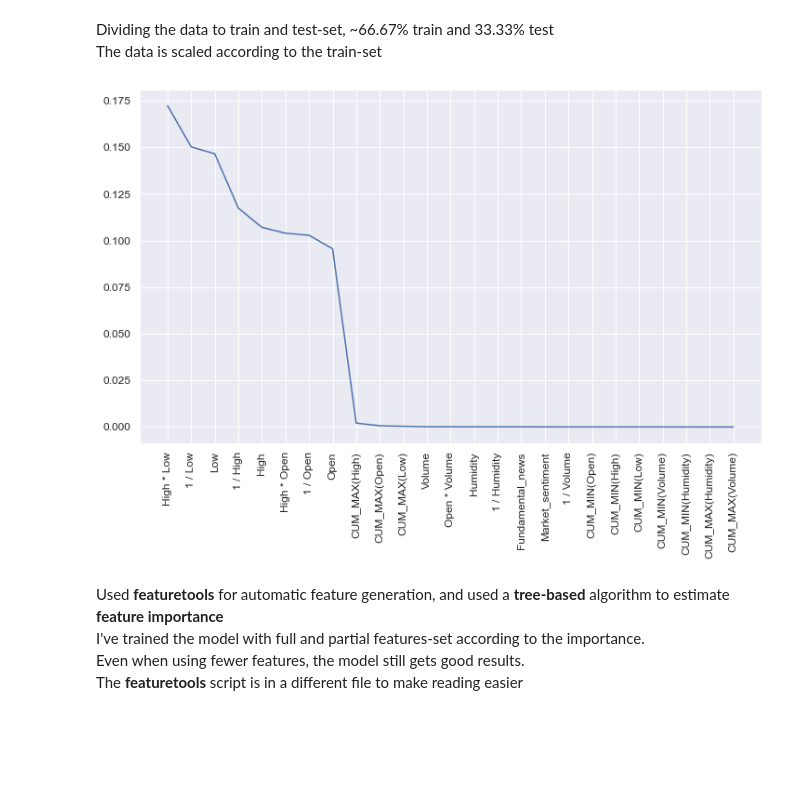
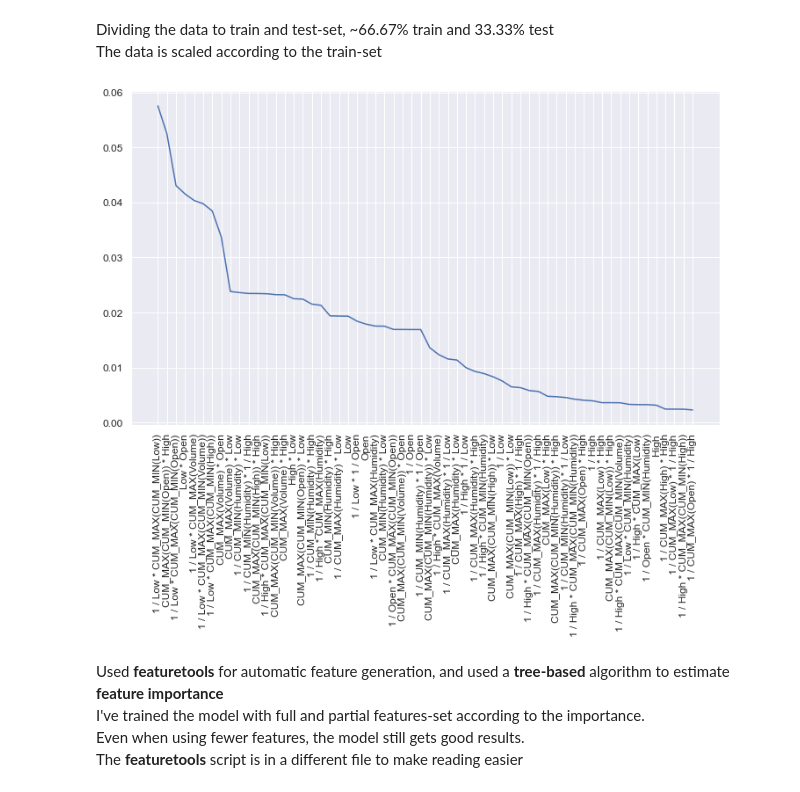
Before and after one commit to DShaience/sparksab, a Jupyter notebook: model_LSTM_predict_price.ipynb, the cells around one changed output. Saved outputs shown, nothing was run; the diff lists cells and outputs as text; code cells hidden in the pictures; blank space fills up the shorter version.

```diff
--- a/model_LSTM_predict_price.ipynb
+++ b/model_LSTM_predict_price.ipynb
@@ -21,28 +21,28 @@ The data is scaled according to the train-set
 # %%
 # Loading and scaling data
 ts = generateshortDateTimeStamp()
 feature_matrix_full = pd.read_csv('data/dfs/features.csv')
 y = pd.read_csv('data/dfs/y_label.csv')
 
-feature_importance = feature_importance_plot(feature_matrix_full[list(feature_matrix_full)[0:25]], y, to_show=True)
+feature_importance = feature_importance_plot(feature_matrix_full, y, to_show=True)
 feature_matrix = feature_matrix_full.copy(deep=True)
 
 n_features = len(list(feature_matrix))
 n_rows_train = 1175
 n_rows_test = 588
 
 x_train = feature_matrix.head(n_rows_train).copy(deep=True)
 y_train_series = y.head(n_rows_train).copy(deep=True)
 
 scaler = MinMaxScaler(feature_range=(-1, 1))
 scaler.fit(x_train)
 scaler_target = MinMaxScaler(feature_range=(-1, 1))
 scaler_target.fit(y_train_series.values)
 
 x_train_scaled = scaler.transform(x_train)
 y_train_scaled = scaler_target.transform(y_train_series.values)
 # %% [output]
-[figure, old version]
+[figure, new version]
 # %% [markdown]
 Used <b>featuretools</b> for automatic feature generation, and used a <b>tree-based</b> algorithm to estimate <b>feature importance</b><br>
 I've trained the model with full and partial features-set according to the importance. <br>
```
Also changed, not shown: parts of 3 cells of this notebook.
